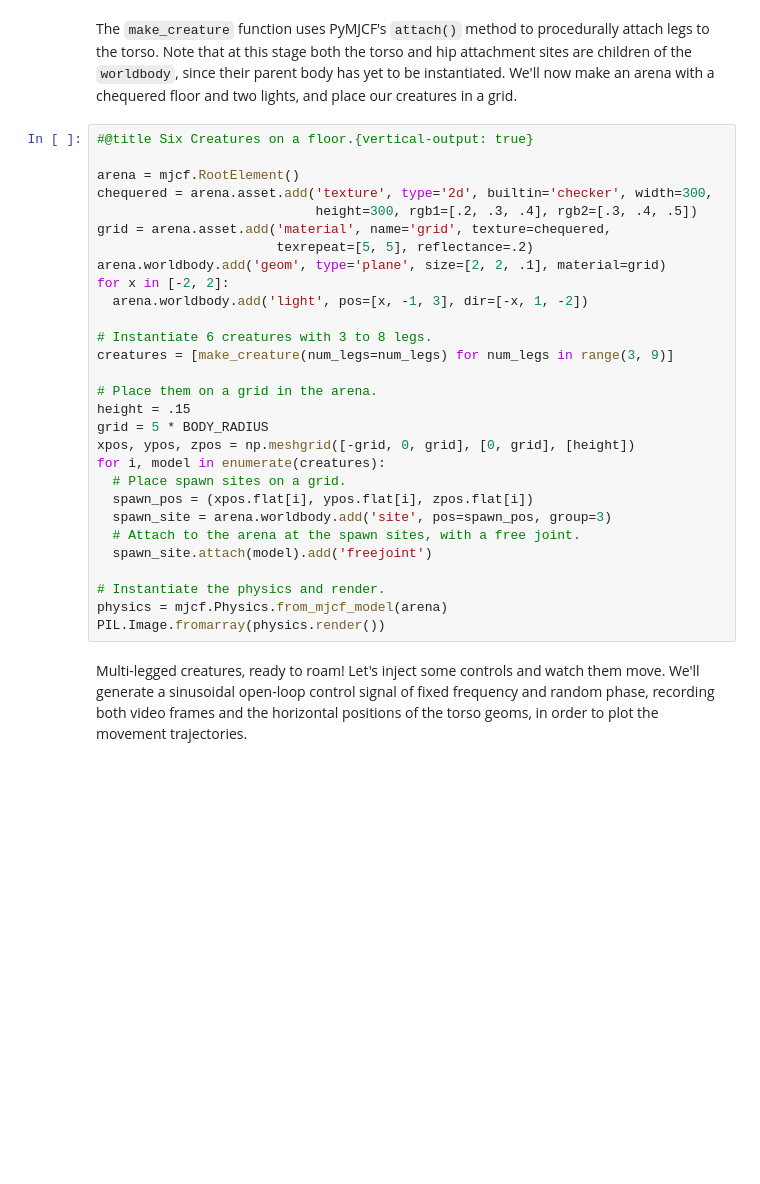
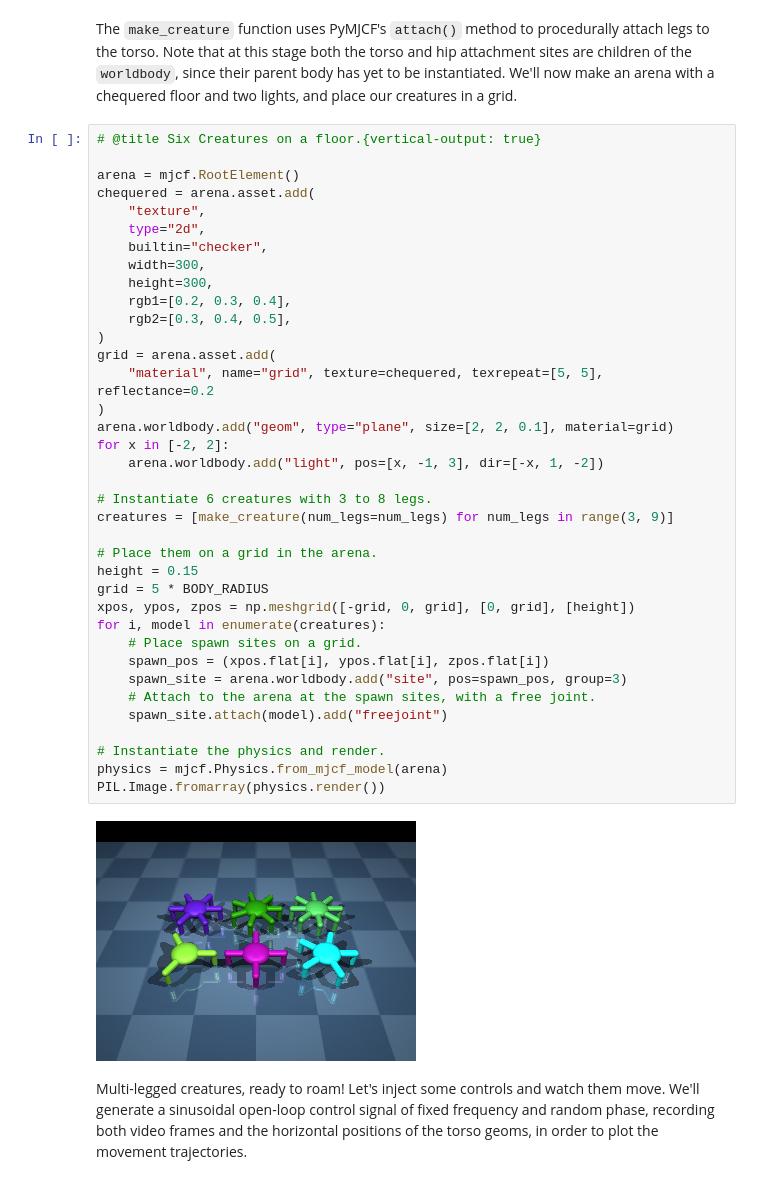
Before and after one commit to 3DAlgoLab/act, a Jupyter notebook: study/dm_control.ipynb, the cells around one changed output. Drawn from its saved outputs; the diff is of its cells as text; blank space fills up the shorter version.

```diff
--- a/study/dm_control.ipynb
+++ b/study/dm_control.ipynb
@@ -563,34 +543,44 @@ def make_creature(num_legs):
 # %% [markdown]
 The `make_creature` function uses PyMJCF's `attach()` method to procedurally attach legs to the torso. Note that at this stage both the torso and hip attachment sites are children of the `worldbody`, since their parent body has yet to be instantiated. We'll now make an arena with a chequered floor and two lights, and place our creatures in a grid.
 # %%
-#@title Six Creatures on a floor.{vertical-output: true}
+# @title Six Creatures on a floor.{vertical-output: true}
 
 arena = mjcf.RootElement()
-chequered = arena.asset.add('texture', type='2d', builtin='checker', width=300,
-                            height=300, rgb1=[.2, .3, .4], rgb2=[.3, .4, .5])
-grid = arena.asset.add('material', name='grid', texture=chequered,
-                       texrepeat=[5, 5], reflectance=.2)
-arena.worldbody.add('geom', type='plane', size=[2, 2, .1], material=grid)
+chequered = arena.asset.add(
+    "texture",
+    type="2d",
+    builtin="checker",
+    width=300,
+    height=300,
+    rgb1=[0.2, 0.3, 0.4],
+    rgb2=[0.3, 0.4, 0.5],
+)
+grid = arena.asset.add(
+    "material", name="grid", texture=chequered, texrepeat=[5, 5], reflectance=0.2
+)
+arena.worldbody.add("geom", type="plane", size=[2, 2, 0.1], material=grid)
 for x in [-2, 2]:
-  arena.worldbody.add('light', pos=[x, -1, 3], dir=[-x, 1, -2])
+    arena.worldbody.add("light", pos=[x, -1, 3], dir=[-x, 1, -2])
 
 # Instantiate 6 creatures with 3 to 8 legs.
 creatures = [make_creature(num_legs=num_legs) for num_legs in range(3, 9)]
 
 # Place them on a grid in the arena.
-height = .15
+height = 0.15
 grid = 5 * BODY_RADIUS
 xpos, ypos, zpos = np.meshgrid([-grid, 0, grid], [0, grid], [height])
 for i, model in enumerate(creatures):
-  # Place spawn sites on a grid.
-  spawn_pos = (xpos.flat[i], ypos.flat[i], zpos.flat[i])
-  spawn_site = arena.worldbody.add('site', pos=spawn_pos, group=3)
-  # Attach to the arena at the spawn sites, with a free joint.
-  spawn_site.attach(model).add('freejoint')
+    # Place spawn sites on a grid.
+    spawn_pos = (xpos.flat[i], ypos.flat[i], zpos.flat[i])
+    spawn_site = arena.worldbody.add("site", pos=spawn_pos, group=3)
+    # Attach to the arena at the spawn sites, with a free joint.
+    spawn_site.attach(model).add("freejoint")
 
 # Instantiate the physics and render.
 physics = mjcf.Physics.from_mjcf_model(arena)
 PIL.Image.fromarray(physics.render())
+# %% [output]
+[figure, added]
 # %% [markdown]
 Multi-legged creatures, ready to roam! Let's inject some controls and watch them move. We'll generate a sinusoidal open-loop control signal of fixed frequency and random phase, recording both video frames and the horizontal positions of the torso geoms, in order to plot the movement trajectories.
 # %%
```
Also changed, not shown: parts of 49 cells of this notebook.
